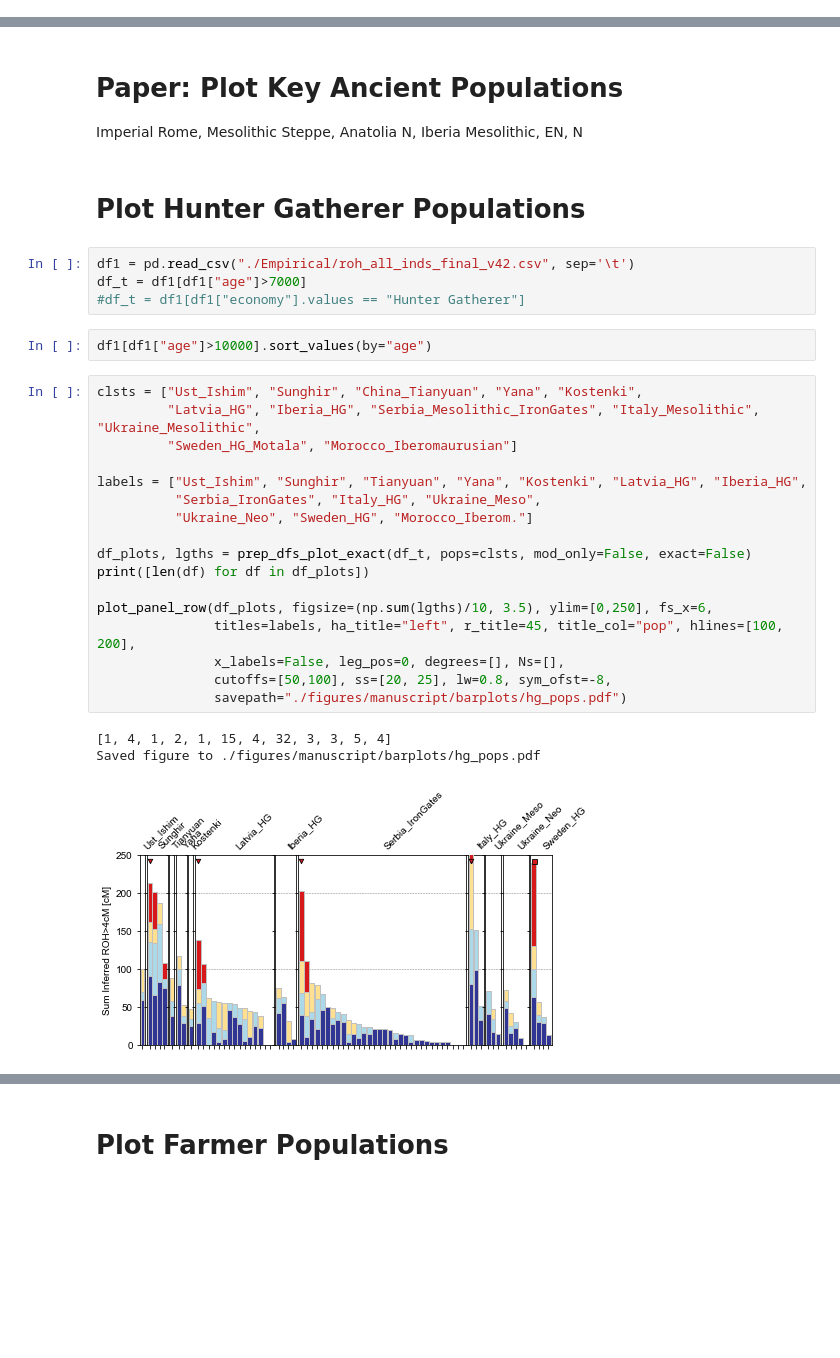
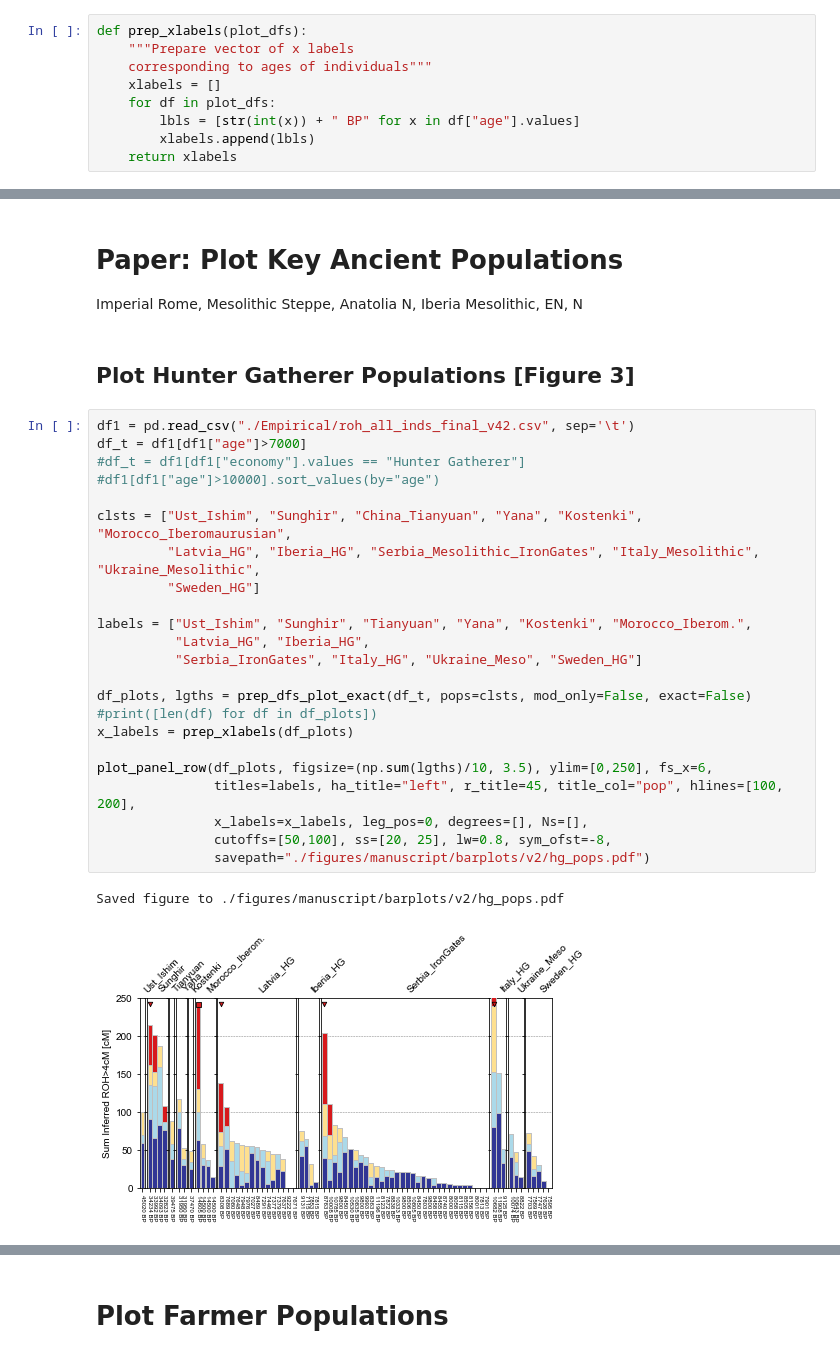
Before and after one commit to hringbauer/hapROH, a Jupyter notebook: Notebooks/Figures/plot_bar_ROH.ipynb, the cells around one changed output, grey strips where cells are left out. Saved outputs shown, nothing was run; the diff lists cells and outputs as text; blank space fills up the shorter version.

```diff
--- a/Notebooks/Figures/plot_bar_ROH.ipynb
+++ b/Notebooks/Figures/plot_bar_ROH.ipynb
@@ -342,3 +339,12 @@ Strategy: Combine Single Pieces
+# %%
+def prep_xlabels(plot_dfs):
+    """Prepare vector of x labels
+    corresponding to ages of individuals"""
+    xlabels = []
+    for df in plot_dfs:
+        lbls = [str(int(x)) + " BP" for x in df["age"].values]
+        xlabels.append(lbls)
+    return xlabels
 # %% [markdown]
 ### Do key modern Populations (French, Han, Palestinian, Pathan)
 # %%
@@ -388,32 +395,31 @@ Saved figure to ./figures/manuscript/barplots/small_pops.pdf
 # Paper: Plot Key Ancient Populations
 Imperial Rome, Mesolithic Steppe, Anatolia N, Iberia Mesolithic, EN, N
 # %% [markdown]
-# Plot Hunter Gatherer Populations
+## Plot Hunter Gatherer Populations [Figure 3]
-# %%
-df1 = pd.read_csv("./Empirical/roh_all_inds_final_v42.csv", sep='\t')
-df_t = df1[df1["age"]>7000]
-#df_t = df1[df1["economy"].values == "Hunter Gatherer"]
-# %%
-df1[df1["age"]>10000].sort_values(by="age")
 # %%
-clsts = ["Ust_Ishim", "Sunghir", "China_Tianyuan", "Yana", "Kostenki",
+df1 = pd.read_csv("./Empirical/roh_all_inds_final_v42.csv", sep='\t')
+df_t = df1[df1["age"]>7000]
+#df_t = df1[df1["economy"].values == "Hunter Gatherer"]
+#df1[df1["age"]>10000].sort_values(by="age")
+
+clsts = ["Ust_Ishim", "Sunghir", "China_Tianyuan", "Yana", "Kostenki", "Morocco_Iberomaurusian",
          "Latvia_HG", "Iberia_HG", "Serbia_Mesolithic_IronGates", "Italy_Mesolithic", "Ukraine_Mesolithic",
-         "Sweden_HG_Motala", "Morocco_Iberomaurusian"]
+         "Sweden_HG"]
 
-labels = ["Ust_Ishim", "Sunghir", "Tianyuan", "Yana", "Kostenki", "Latvia_HG", "Iberia_HG",
-          "Serbia_IronGates", "Italy_HG", "Ukraine_Meso",
-          "Ukraine_Neo", "Sweden_HG", "Morocco_Iberom."]
+labels = ["Ust_Ishim", "Sunghir", "Tianyuan", "Yana", "Kostenki", "Morocco_Iberom.",
+          "Latvia_HG", "Iberia_HG",
+          "Serbia_IronGates", "Italy_HG", "Ukraine_Meso", "Sweden_HG"]
 
 df_plots, lgths = prep_dfs_plot_exact(df_t, pops=clsts, mod_only=False, exact=False)
-print([len(df) for df in df_plots])
+#print([len(df) for df in df_plots])
+x_labels = prep_xlabels(df_plots)
 
 plot_panel_row(df_plots, figsize=(np.sum(lgths)/10, 3.5), ylim=[0,250], fs_x=6,
                titles=labels, ha_title="left", r_title=45, title_col="pop", hlines=[100, 200],
-               x_labels=False, leg_pos=0, degrees=[], Ns=[],
+               x_labels=x_labels, leg_pos=0, degrees=[], Ns=[],
                cutoffs=[50,100], ss=[20, 25], lw=0.8, sym_ofst=-8,
-               savepath="./figures/manuscript/barplots/hg_pops.pdf")
+               savepath="./figures/manuscript/barplots/v2/hg_pops.pdf")
 # %% [output]
-[1, 4, 1, 2, 1, 15, 4, 32, 3, 3, 5, 4]
-Saved figure to ./figures/manuscript/barplots/hg_pops.pdf
+Saved figure to ./figures/manuscript/barplots/v2/hg_pops.pdf
-[figure, old version]
+[figure, new version]
 # %%
```
Also changed, not shown: parts of 36 cells of this notebook, 1 other file.
